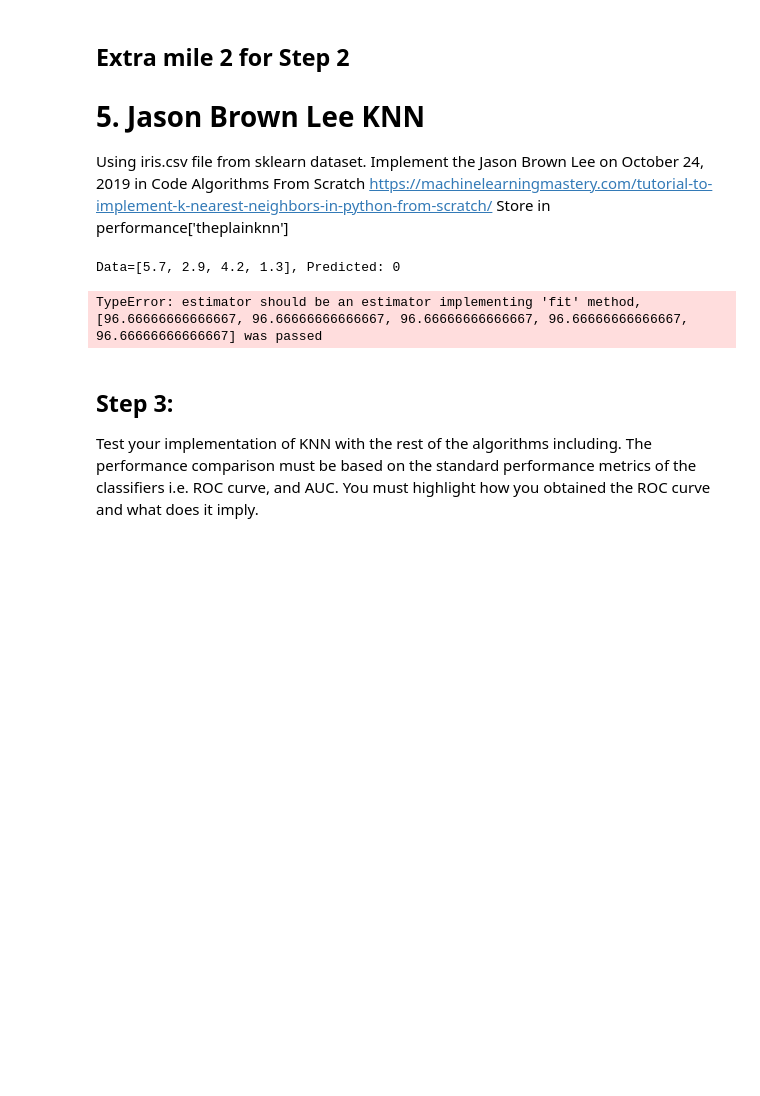
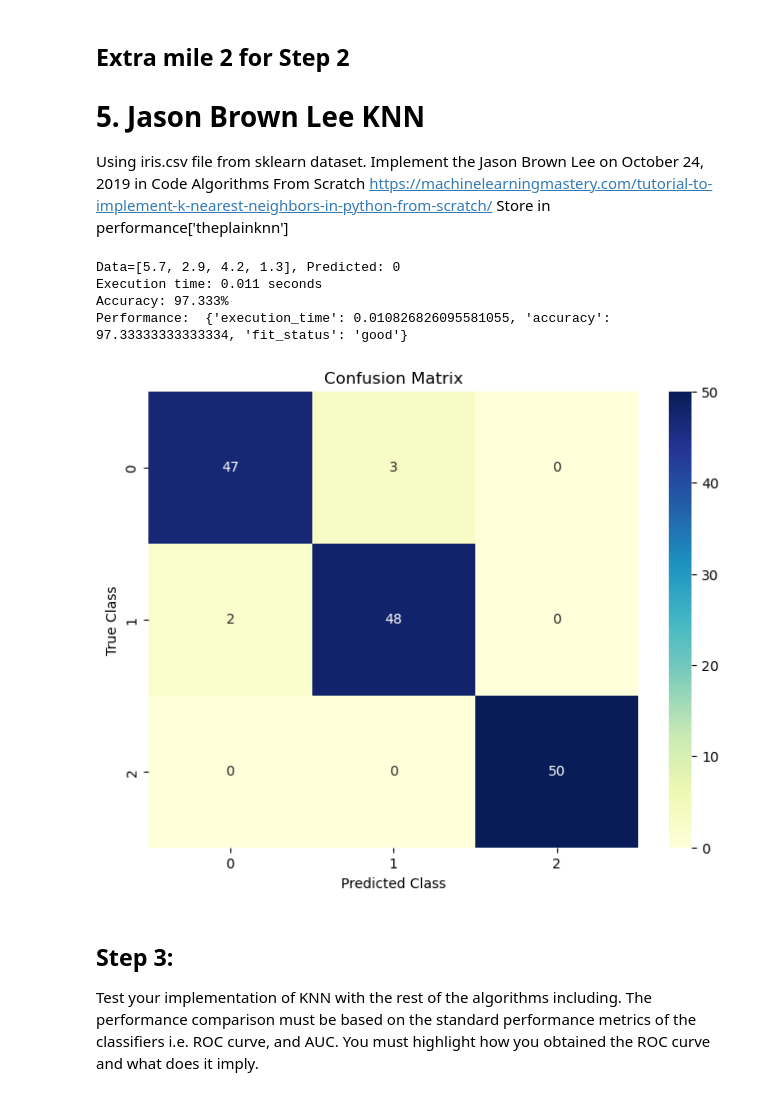
Before and after one commit to jesusalc/Comparison-of-performance-of-Different-Classification-Algorithms-in-Machine-Learning, a Jupyter notebook: Comparison of performance of Different Classification Algorithms in Machine Learning.ipynb, the cells around one changed output. Drawn from its saved outputs; the diff is of its cells as text; code cells hidden in the pictures; blank space fills up the shorter version.

```diff
--- a/Comparison of performance of Different Classification Algorithms in Machine Learning.ipynb
+++ b/Comparison of performance of Different Classification Algorithms in Machine Learning.ipynb
@@ -953,7 +953,8 @@ accuracy = sum(scores) / len(scores)
 # Create actual and predicted lists for the confusion matrix
 actual = [row[-1] for row in dataset]
 predicted = k_nearest_neighbors(dataset, dataset, num_neighbors)
-train_sizes, train_scores, test_scores = learning_curve(evaluate_algorithm(dataset, k_nearest_neighbors, n_folds, num_neighbors), X, y, cv=5)
+
+# train_sizes, train_scores, test_scores = learning_curve(evaluate_algorithm(dataset, k_nearest_neighbors, n_folds, num_neighbors), X, y, cv=5)
 
 
 # Print performance metrics
@@ -961,37 +962,40 @@ print('Execution time: %.3f seconds' % execution_time)
 print('Accuracy: %.3f%%' % accuracy)
 
 # Store the performance metrics
-performance['theplainknn'] = {'execution_time': execution_time, 'accuracy': accuracy, 'fit': 'good'}
+performance['theplainknn'] = {'execution_time': execution_time, 'accuracy': accuracy, 'fit_status': 'good'}
 
 # Append metrics to the performance tracking list
 #performance = {'theplainknn': {'execution_time': execution_time, 'accuracy': accuracy, 'fit_status': fit_status}}
 
 # Printing the performance
 print('Performance: ', performance['theplainknn'])
 
 
 # Convert the class labels to integers for confusion matrix
 label_encoder = LabelEncoder()
 actual_encoded = label_encoder.fit_transform(actual)
 predicted_encoded = label_encoder.transform(predicted)
 
 # Generate a confusion matrix
 conf_mat = confusion_matrix(actual_encoded, predicted_encoded)
 
 # Plot the confusion matrix
 plt.figure(figsize=(8, 6))
 sns.heatmap(conf_mat, annot=True, fmt='d', cmap='YlGnBu', xticklabels=label_encoder.classes_, yticklabels=label_encoder.classes_)
 plt.title('Confusion Matrix')
 plt.xlabel('Predicted Class')
 plt.ylabel('True Class')
 plt.show()
 
 # To generate learning curves, a consistent train/test split and an increase in the size of training data is required.
 # However, in the provided code, we are using k-fold cross validation which doesn't allow for a consistent train/test split.
 # Thus, generating a learning curve in this context is not feasible.
 # %% [output]
 Data=[5.7, 2.9, 4.2, 1.3], Predicted: 0
+Execution time: 0.011 seconds
+Accuracy: 97.333%
+Performance:  {'execution_time': 0.010826826095581055, 'accuracy': 97.33333333333334, 'fit_status': 'good'}
-TypeError: estimator should be an estimator implementing 'fit' method, [96.66666666666667, 96.66666666666667, 96.66666666666667, 96.66666666666667, 96.66666666666667] was passed
+[figure, added]
 # %%
 # Generate learning curves
 start_time = time.time()
```
